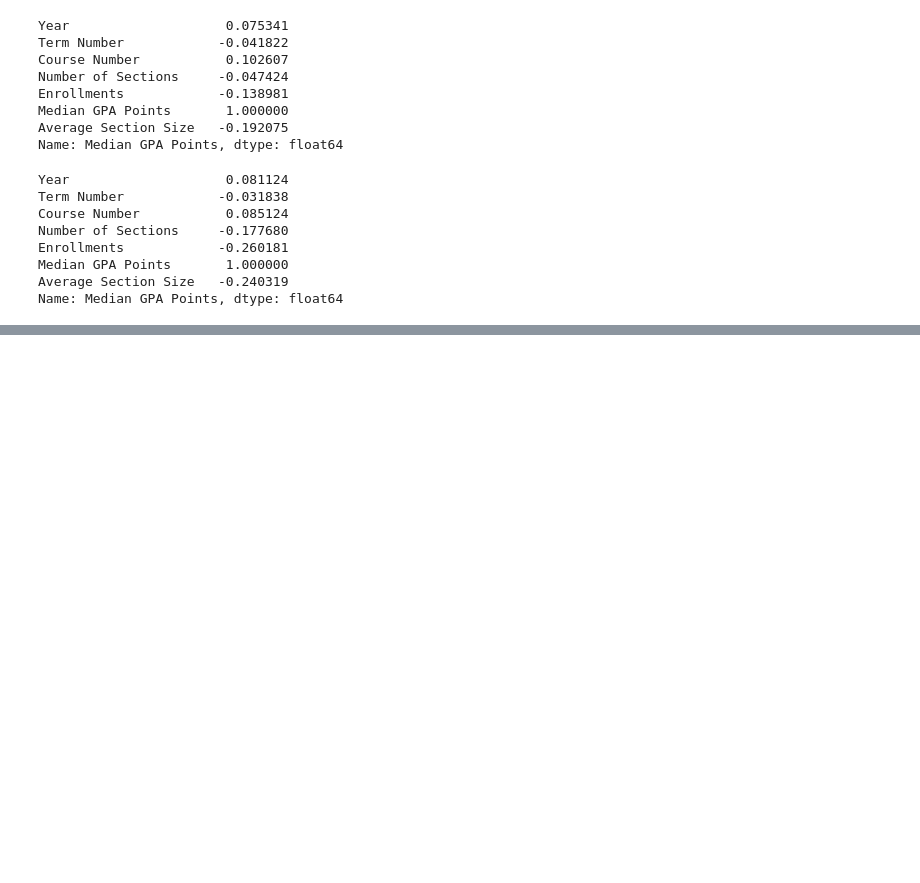
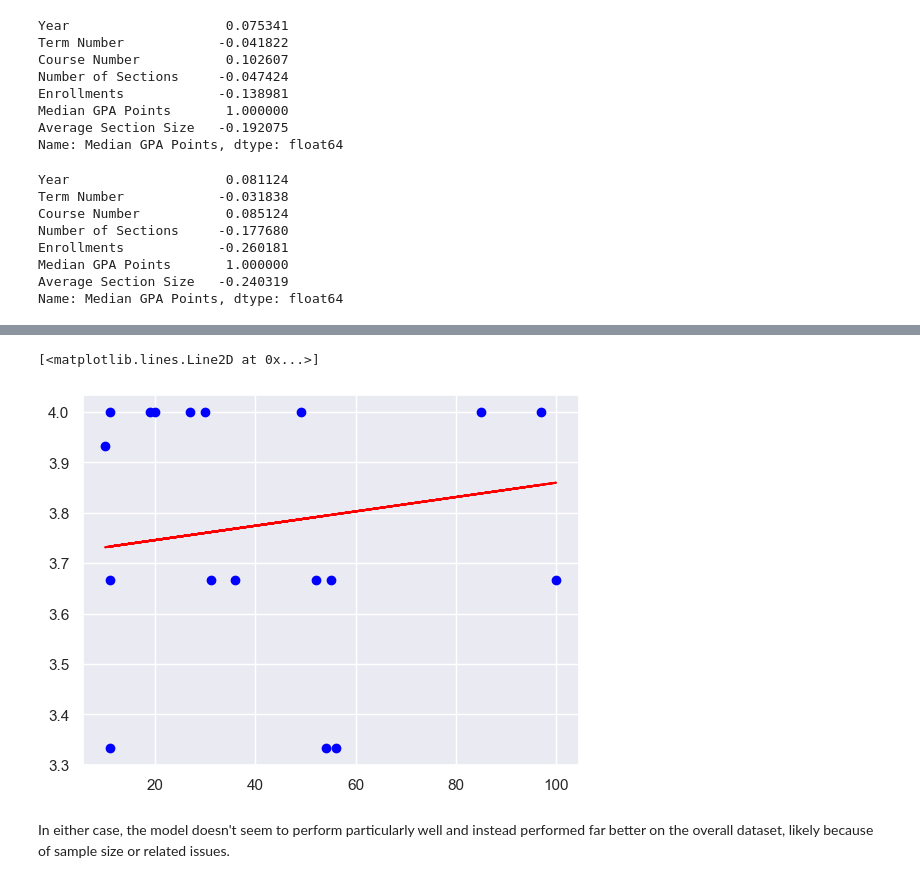
Before and after one commit to kabirmoghe/dali-data-challenge, a Jupyter notebook: DALI Courses Exploration.ipynb, the cells around one changed output, grey strips where cells are left out. Saved outputs shown, nothing was run; the diff lists cells and outputs as text; code cells hidden in the pictures; blank space fills up the shorter version.

```diff
--- a/Courses Exploration.ipynb
+++ b/DALI Courses Exploration.ipynb
@@ -223,0 +395,11 @@ Name: Median GPA Points, dtype: float64
+# %%
+# Extracting COSC data
+cosc_data = data_filled[data_filled['Department'] == "COSC"]
+cosc_feature_df = cosc_data[['Average Section Size']]
+cosc_target_df = cosc_data['Median GPA Points']
+
+# Splitting into training and testing sets
+X_cosc = cosc_feature_df.values
+y_cosc = cosc_target_df.values
+
+X_train_cosc, X_test_cosc, y_train_cosc, y_test_cosc = train_test_split(X_cosc, y_cosc, test_size=0.33, random_state=42)
@@ -223,0 +426,9 @@ Name: Median GPA Points, dtype: float64
+# %%
+# Plotting true vs. pred
+plt.scatter(X_test_cosc,y_test_cosc,color="blue")
+plt.plot(X_test_cosc,predictions_cosc,color="red")
+# %% [output]
+[<matplotlib.lines.Line2D at 0x...>]
+[figure, added]
+# %% [markdown]
+In either case, the model doesn't seem to perform particularly well and instead performed far better on the overall dataset, likely because of sample size or related issues.
```
Also changed, not shown: parts of 33 cells of this notebook.
